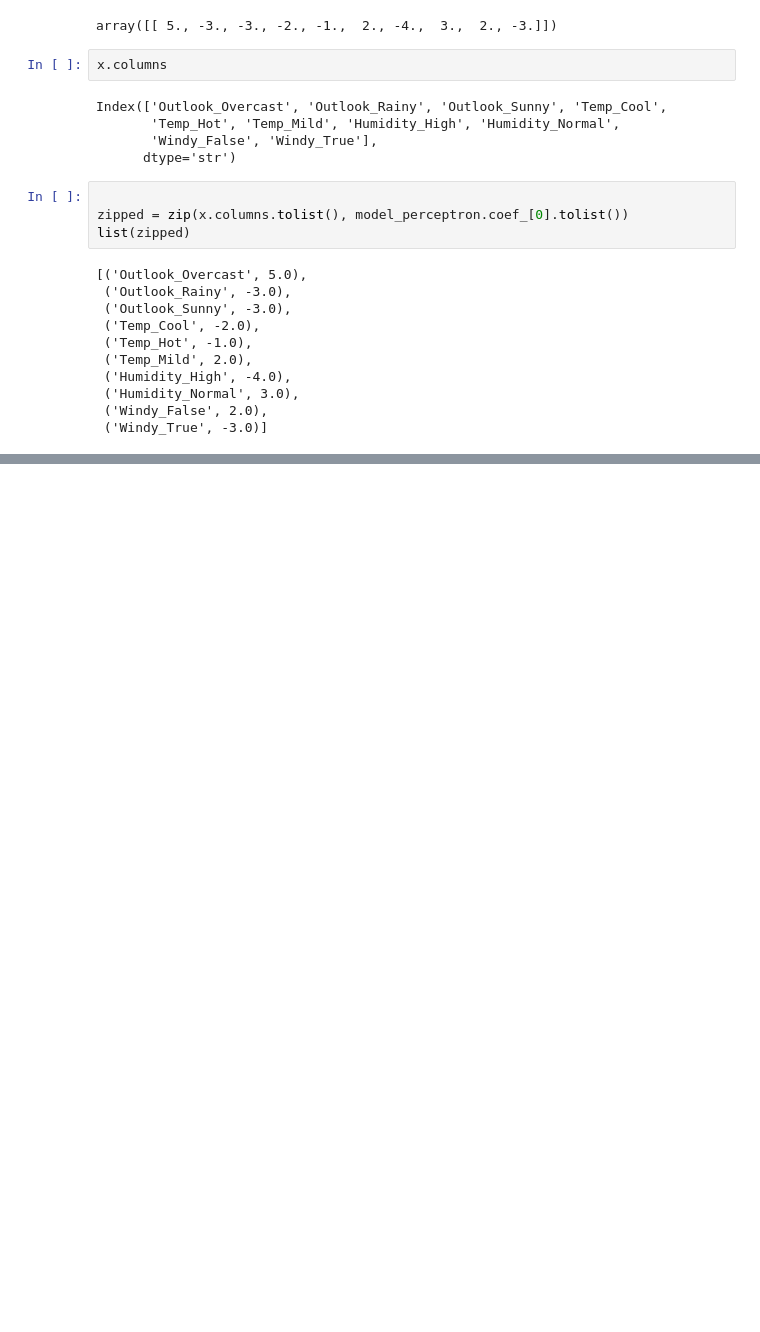
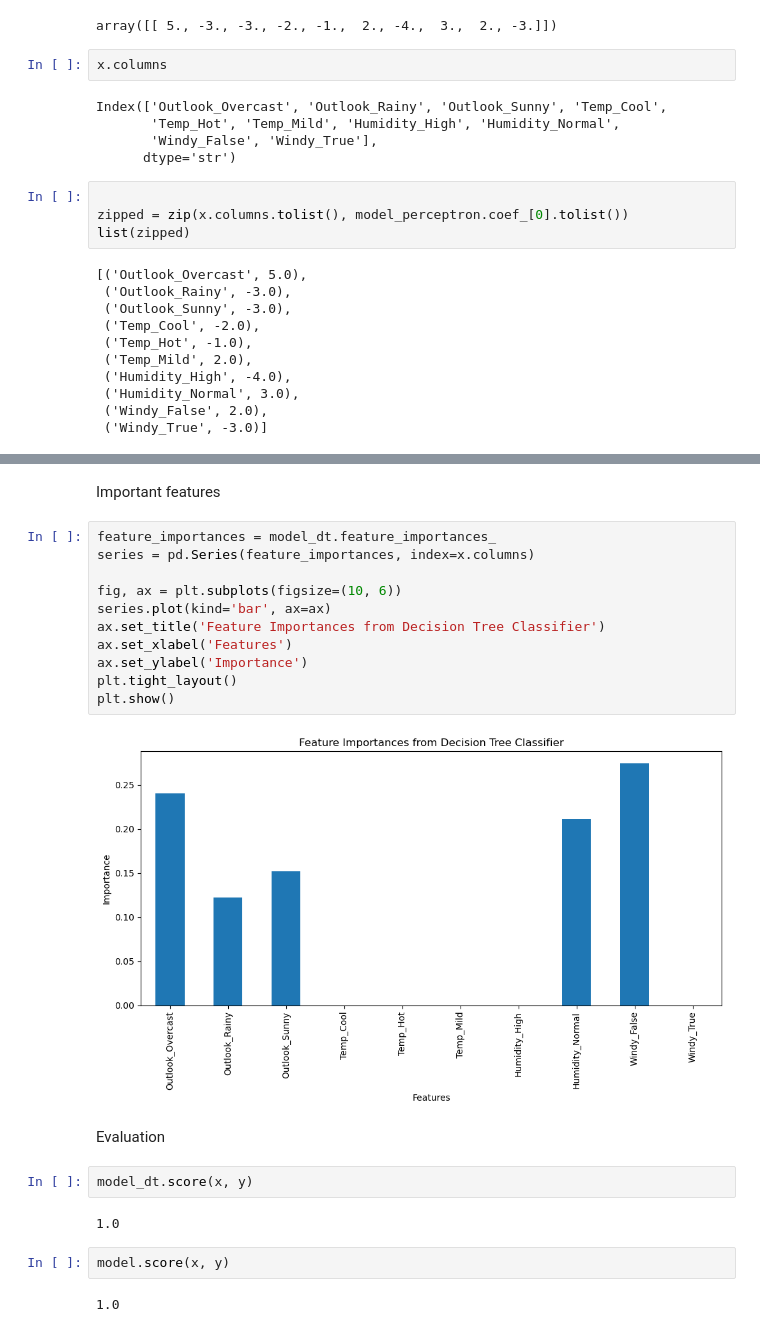
Before and after one commit to MonaTaghavi/dm-ann, a Jupyter notebook: notebooks/19nn-golf.ipynb, the cells around one changed output, grey strips where cells are left out. Saved outputs shown, nothing was run; the diff lists cells and outputs as text; blank space fills up the shorter version.

Commit message:
Evaluation and comparision with DT is added.

```diff
--- a/notebooks/19nn-golf.ipynb
+++ b/notebooks/19nn-golf.ipynb
@@ -149,0 +166,25 @@ list(zipped)
+# %% [markdown]
+Important features
+# %%
+feature_importances = model_dt.feature_importances_
+series = pd.Series(feature_importances, index=x.columns)
+
+fig, ax = plt.subplots(figsize=(10, 6))
+series.plot(kind='bar', ax=ax)
+ax.set_title('Feature Importances from Decision Tree Classifier')
+ax.set_xlabel('Features')
+ax.set_ylabel('Importance')
+plt.tight_layout()
+plt.show()
+# %% [output]
+[figure, added]
+# %% [markdown]
+Evaluation
+# %%
+model_dt.score(x, y)
+# %% [output]
+1.0
+# %%
+model.score(x, y)
+# %% [output]
+1.0
```
Also changed, not shown: parts of 10 cells of this notebook.
